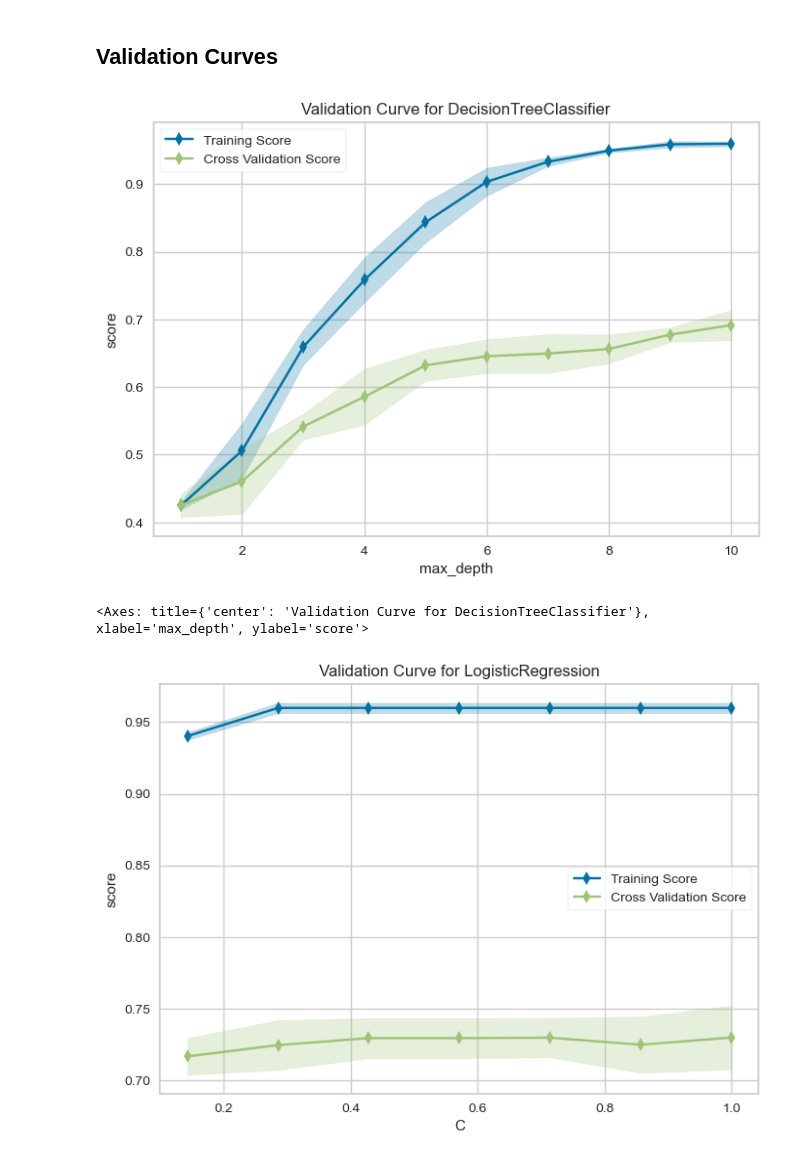
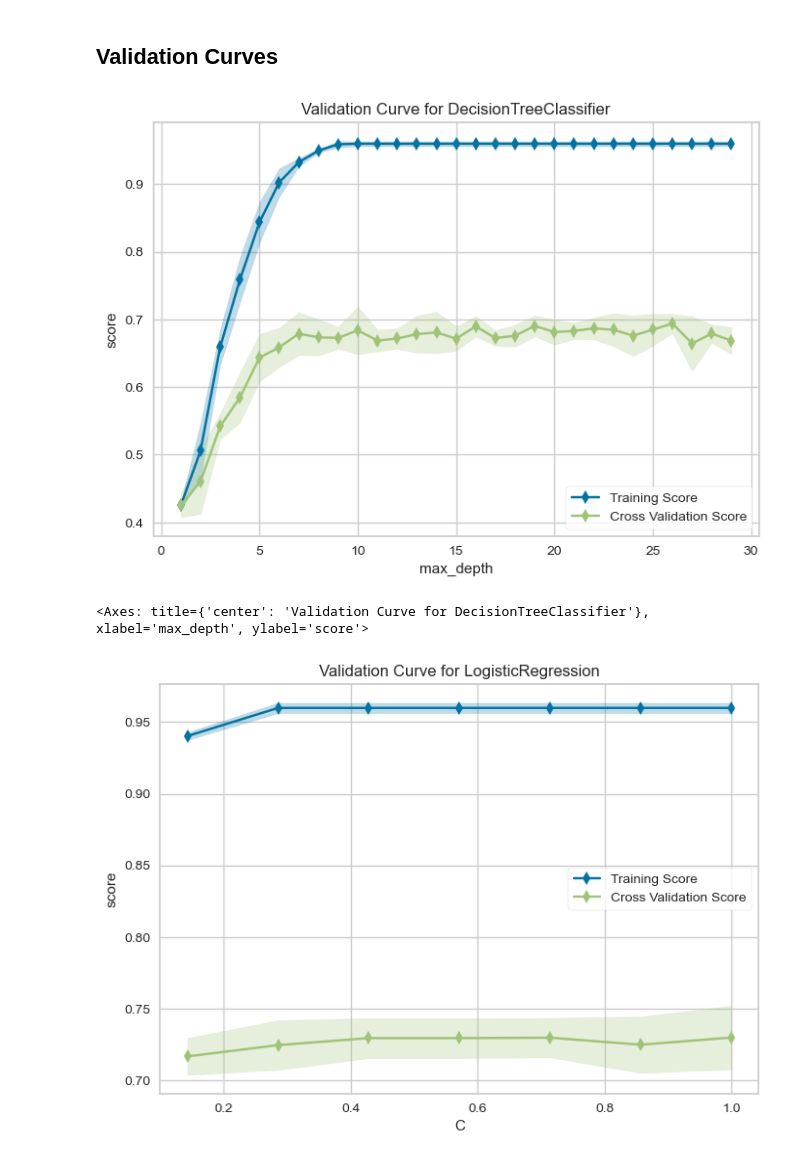
Before and after one commit to umbilnm/coursework, a Jupyter notebook: pipeline.ipynb, the cells around one changed output. Drawn from its saved outputs; the diff is of its cells as text; code cells hidden in the pictures.

```diff
--- a/pipeline.ipynb
+++ b/pipeline.ipynb
@@ -374,12 +378,12 @@ weighted avg       0.85      0.71      0.75        92
 # %%
 viz = ValidationCurve(
     DecisionTreeClassifier(), param_name="max_depth",
-    param_range=np.arange(1, 11), cv=cv, scoring=f1_weighted
+    param_range=np.arange(1, 30), cv=cv, scoring=f1_weighted
 )
 viz.fit(X_train, y_train)
 viz.show()
 # %% [output]
-[figure, old version]
+[figure, new version]
 <Axes: title={'center': 'Validation Curve for DecisionTreeClassifier'}, xlabel='max_depth', ylabel='score'>
 # %%
 viz = ValidationCurve(
```
Also changed, not shown: parts of 19 cells of this notebook, 2 other files.
